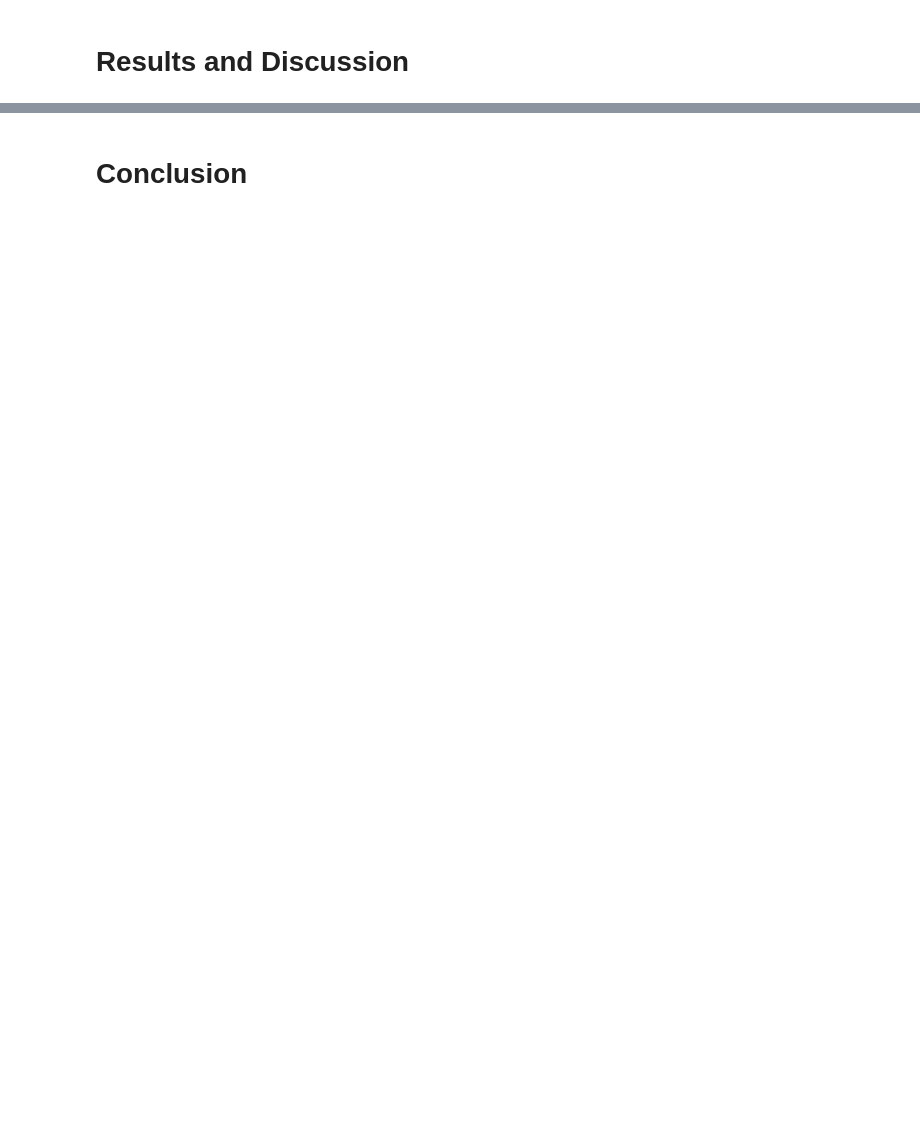
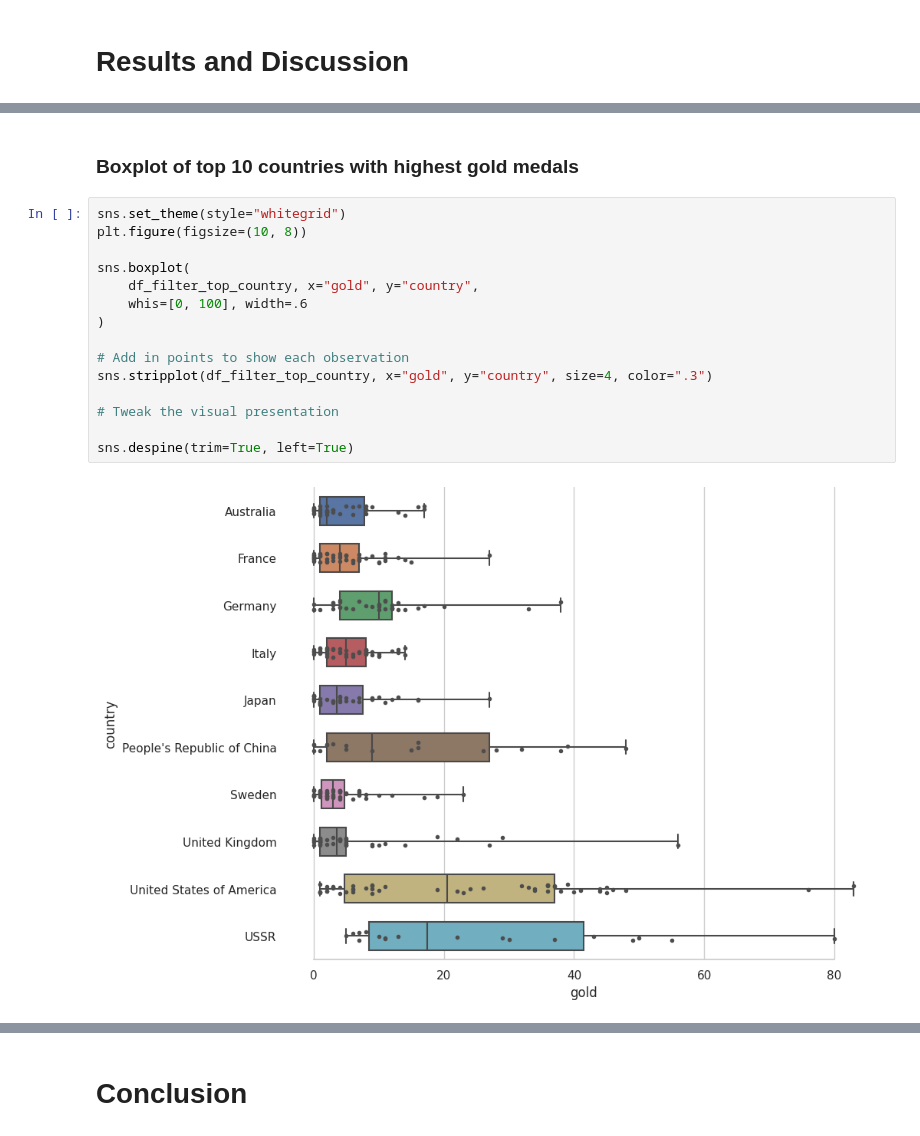
Before and after one commit to Kamarul891212/STQD6014_Data_Science_P132829, a Jupyter notebook: Olympic_games.ipynb, the cells around one changed output, grey strips where cells are left out. Cells and saved outputs as stored; diff of their text form; blank space fills up the shorter version.

```diff
--- a/Olympic_games.ipynb
+++ b/Olympic_games.ipynb
@@ -83,0 +270,19 @@ print(df.head())
+# %% [markdown]
+### **Boxplot of top 10 countries with highest gold medals**
+# %%
+sns.set_theme(style="whitegrid")
+plt.figure(figsize=(10, 8))
+
+sns.boxplot(
+    df_filter_top_country, x="gold", y="country",
+    whis=[0, 100], width=.6
+)
+
+# Add in points to show each observation
+sns.stripplot(df_filter_top_country, x="gold", y="country", size=4, color=".3")
+
+# Tweak the visual presentation
+
+sns.despine(trim=True, left=True)
+# %% [output]
+[figure, added]
```
Also changed, not shown: parts of 50 cells of this notebook.
